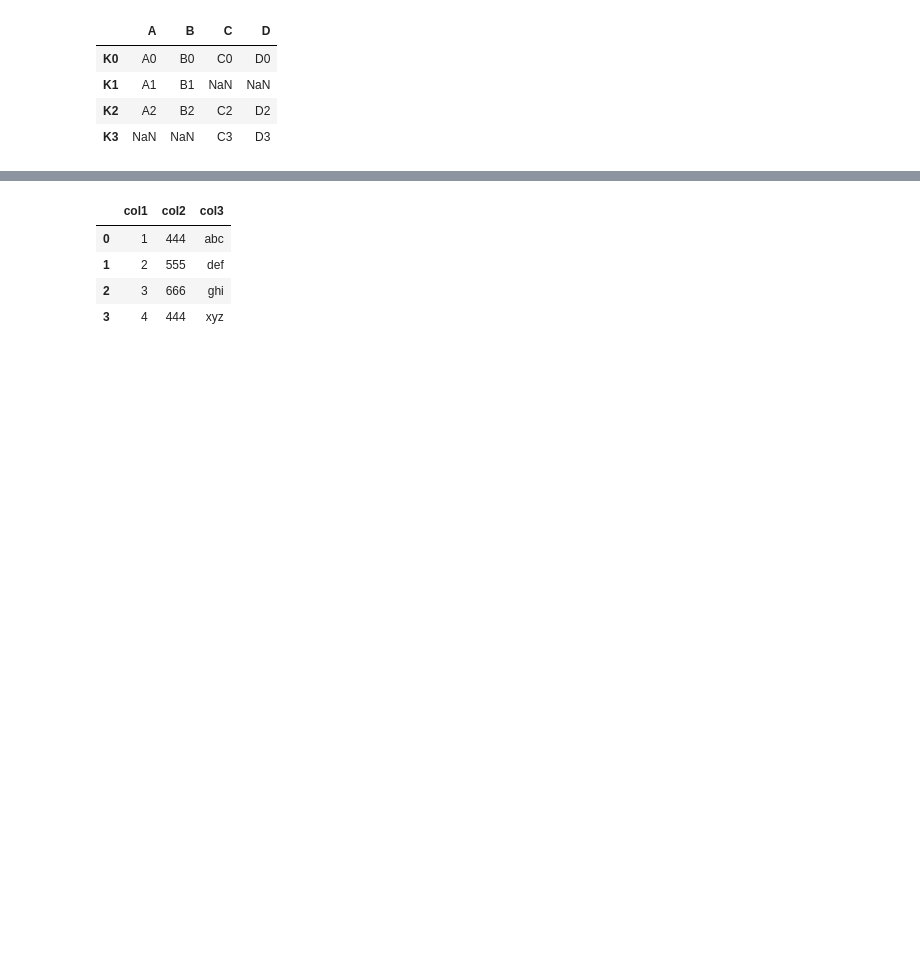
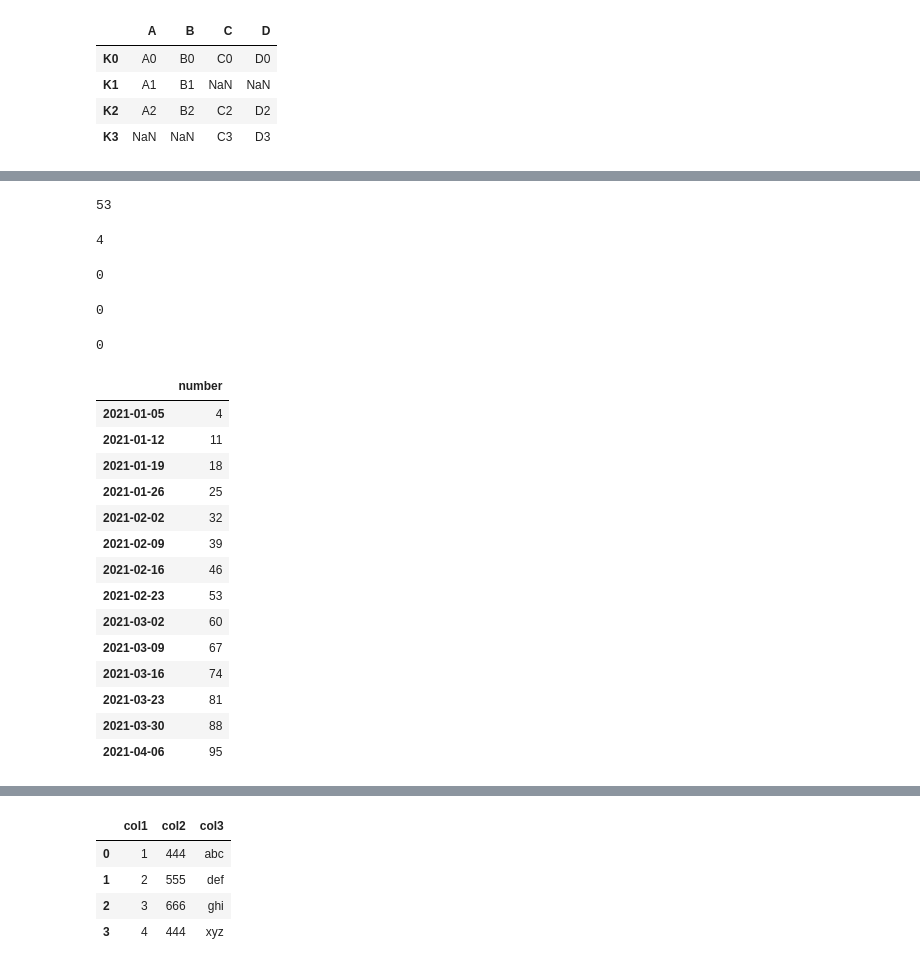
Before and after one commit to Luccipriano/Asimov-Academy, a Jupyter notebook: Python/Analisando Dados com Pandas e SQL/Execucao_curso/aulas_teoricas.ipynb, the cells around one changed output, grey strips where cells are left out. Cells and saved outputs as stored; diff of their text form; code cells hidden in the pictures; blank space fills up the shorter version.

```diff
--- a/Python/Analisando Dados com Pandas e SQL/Execucao_curso/aulas_teoricas.ipynb
+++ b/Python/Analisando Dados com Pandas e SQL/Execucao_curso/aulas_teoricas.ipynb
@@ -604,0 +772,38 @@ esquerda.join(direita, how='outer')
+# %%
+df.index[0].week
+# %% [output]
+53
+# %%
+df.index[0].weekday()
+# %% [output]
+4
+# %%
+df.index[0].second
+# %% [output]
+0
+# %%
+df.index[0].minute
+# %% [output]
+0
+# %%
+df.index[0].hour
+# %% [output]
+0
+# %%
+df[df.index.weekday == 1]
+# %% [output]
+|  | number |
+| 2021-01-05 | 4 |
+| 2021-01-12 | 11 |
+| 2021-01-19 | 18 |
+| 2021-01-26 | 25 |
+| 2021-02-02 | 32 |
+| 2021-02-09 | 39 |
+| 2021-02-16 | 46 |
+| 2021-02-23 | 53 |
+| 2021-03-02 | 60 |
+| 2021-03-09 | 67 |
+| 2021-03-16 | 74 |
+| 2021-03-23 | 81 |
+| 2021-03-30 | 88 |
+| 2021-04-06 | 95 |
```
Also changed, not shown: parts of 37 cells of this notebook, 1 other file.
